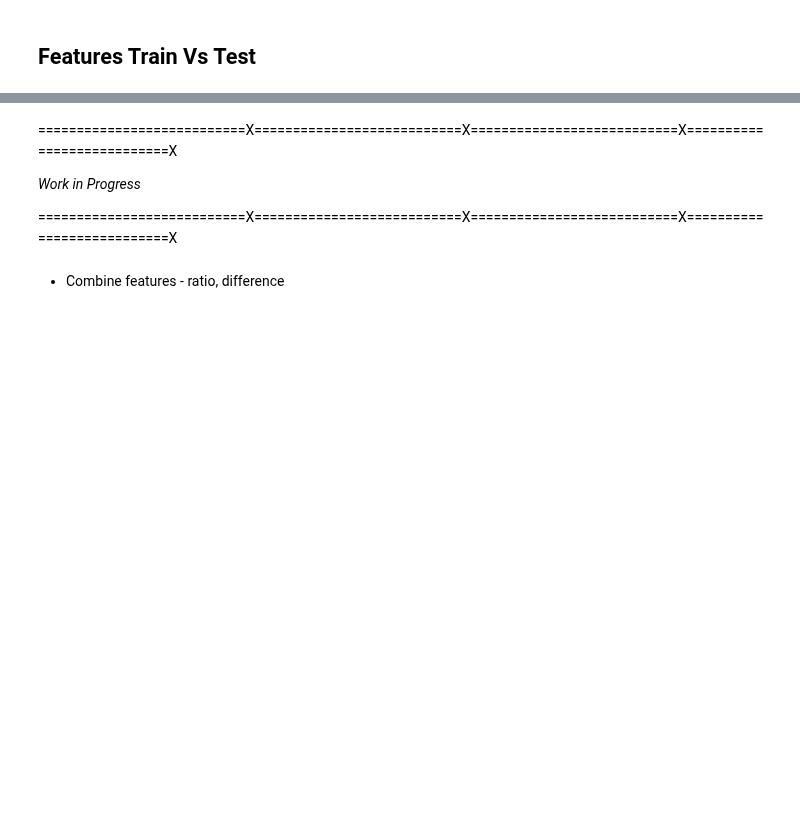
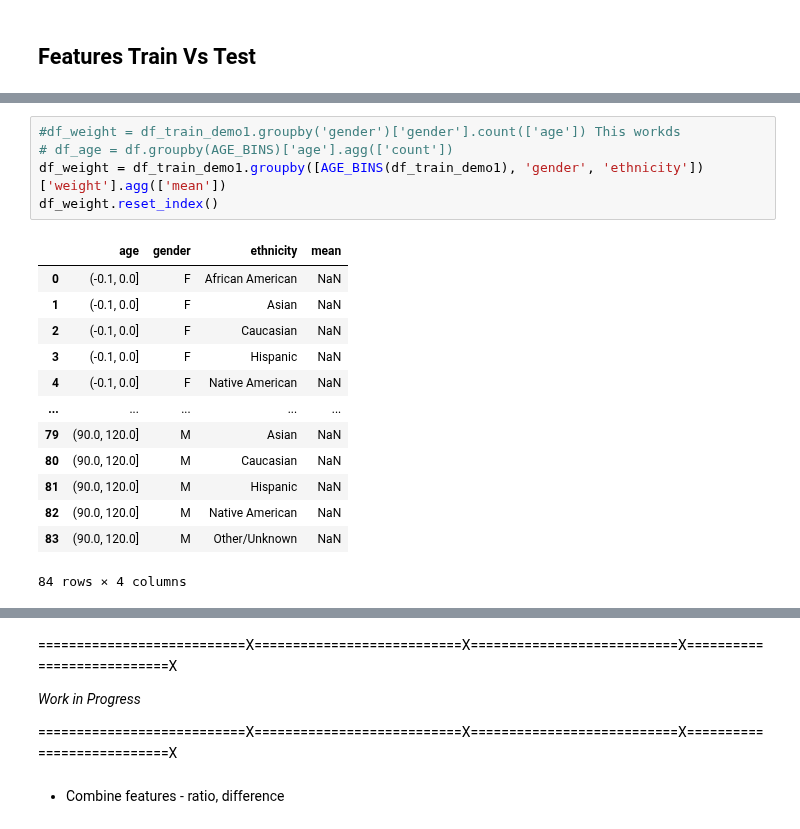
Before and after one commit to sreedevigattu/wids2021, a Jupyter notebook: explore.ipynb, the cells around one changed output, grey strips where cells are left out. Saved outputs shown, nothing was run; the diff lists cells and outputs as text; blank space fills up the shorter version.

```diff
--- a/explore.ipynb
+++ b/explore.ipynb
@@ -569,0 +830,19 @@ _comparedf(df_train_ethnicity, df_test_ethnicity, 'ethnicity')
+# %%
+#df_weight = df_train_demo1.groupby('gender')['gender'].count(['age']) This workds
+# df_age = df.groupby(AGE_BINS)['age'].agg(['count'])
+df_weight = df_train_demo1.groupby([AGE_BINS(df_train_demo1), 'gender', 'ethnicity'])['weight'].agg(['mean'])
+df_weight.reset_index()
+# %% [output]
+|  | age | gender | ethnicity | mean |
+| 0 | (-0.1, 0.0] | F | African American | NaN |
+| 1 | (-0.1, 0.0] | F | Asian | NaN |
+| 2 | (-0.1, 0.0] | F | Caucasian | NaN |
+| 3 | (-0.1, 0.0] | F | Hispanic | NaN |
+| 4 | (-0.1, 0.0] | F | Native American | NaN |
+| ... | ... | ... | ... | ... |
+| 79 | (90.0, 120.0] | M | Asian | NaN |
+| 80 | (90.0, 120.0] | M | Caucasian | NaN |
+| 81 | (90.0, 120.0] | M | Hispanic | NaN |
+| 82 | (90.0, 120.0] | M | Native American | NaN |
+| 83 | (90.0, 120.0] | M | Other/Unknown | NaN |
+84 rows × 4 columns
```
Also changed, not shown: parts of 43 cells of this notebook, 9 other files.
